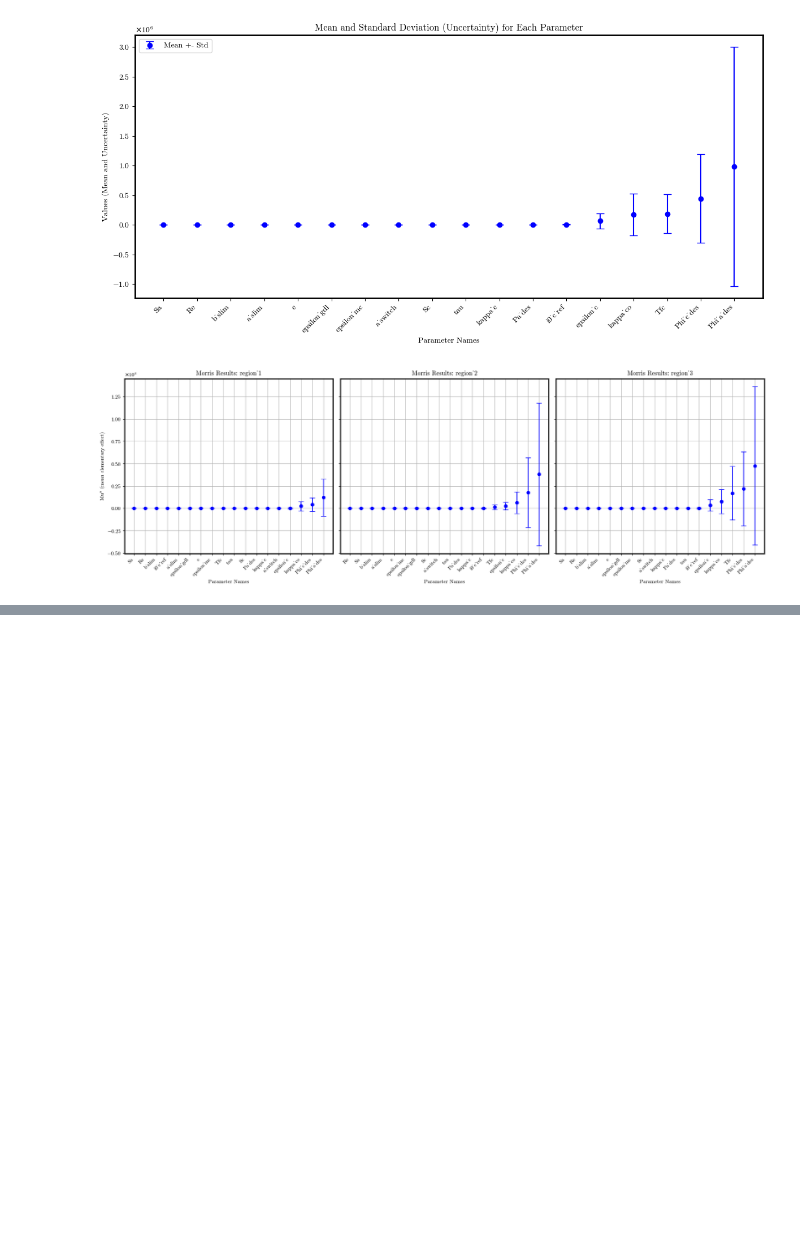
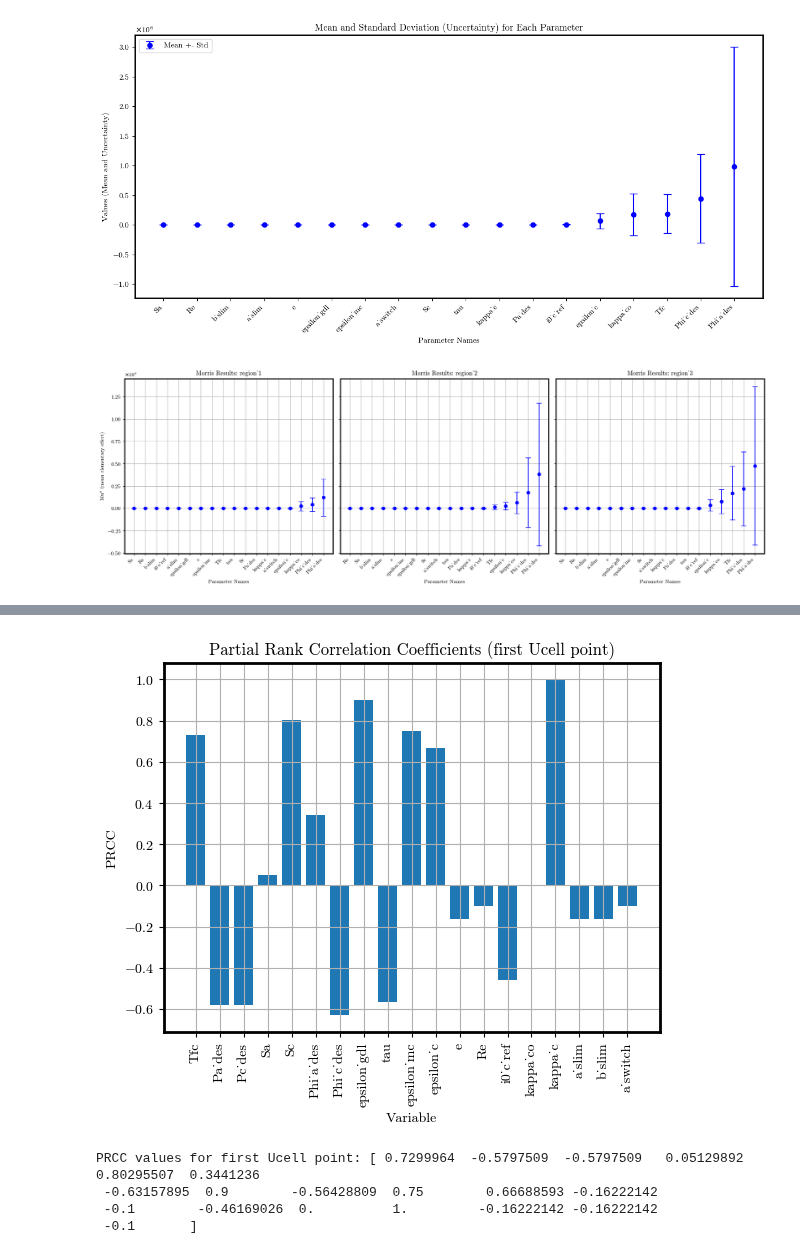
Before and after one commit to DejvisT/Sensitivity-Analysis-and-Surrogate-Modeling-of-PEM-Fuel-Cells, a Jupyter notebook: notebooks/02_sensitivity_analysis.ipynb, the cells around one changed output, grey strips where cells are left out. Saved outputs shown, nothing was run; the diff lists cells and outputs as text; code cells hidden in the pictures; blank space fills up the shorter version.

```diff
--- a/notebooks/02_sensitivity_analysis.ipynb
+++ b/notebooks/02_sensitivity_analysis.ipynb
@@ -234,0 +321,63 @@ plot_morris_results_all_regions(morris_results)
+# %%
+import numpy as np
+import matplotlib.pyplot as plt
+from scipy.stats import rankdata, spearmanr
+from sklearn.linear_model import LinearRegression
+
+# --- Step 1: Prepare Data ---
+X = results[[col for col in results.columns if col in PARAMETER_RANGES.keys()]]  # Ignore 'ifc'
+Ucell_list = results['Ucell']  # This stays as a list of lists now
+
+# --- Step 2: PRCC function ---
+def compute_prcc(X, Y):
+    n_features = X.shape[1]
+    prccs = np.zeros(n_features)
+
+    X_ranked = np.apply_along_axis(rankdata, 0, X)
+    Y_ranked = rankdata(Y)
+
+    for i in range(n_features):
+        other_idx = [j for j in range(n_features) if j != i]
+
+        model_xi = LinearRegression().fit(X_ranked[:, other_idx], X_ranked[:, i])
+        resid_xi = X_ranked[:, i] - model_xi.predict(X_ranked[:, other_idx])
+
+        model_y = LinearRegression().fit(X_ranked[:, other_idx], Y_ranked)
+        resid_y = Y_ranked - model_y.predict(X_ranked[:, other_idx])
+
+        prccs[i], _ = spearmanr(resid_xi, resid_y)
+
+    return prccs
+
+# --- Step 3: Loop over each Ucell point ---
+prcc_results = []
+
+n_points = len(Ucell_list.iloc[0])  # Number of values per list
+
+for idx_point in range(n_points):
+    # For each point, build Y
+    Y_point = np.array([ucell[idx_point] for ucell in Ucell_list])
+
+    # Compute PRCC
+    prcc = compute_prcc(X, Y_point)
+    prcc_results.append(prcc)
+
+prcc_results = np.array(prcc_results)  # Shape: (n_points, n_features)
+
+# --- Step 4: Plot for one point (e.g., the first) ---
+plt.bar(X.columns, prcc_results[0])
+plt.xlabel('Variable')
+plt.ylabel('PRCC')
+plt.title('Partial Rank Correlation Coefficients (first Ucell point)')
+plt.xticks(rotation=90)
+plt.grid(True)
+plt.show()
+
+# --- Print for the first point ---
+print("PRCC values for first Ucell point:", prcc_results[0])
+# %% [output]
+[figure, added]
+PRCC values for first Ucell point: [ 0.7299964  -0.5797509  -0.5797509   0.05129892  0.80295507  0.3441236
+ -0.63157895  0.9        -0.56428809  0.75        0.66688593 -0.16222142
+ -0.1        -0.46169026  0.          1.         -0.16222142 -0.16222142
+ -0.1       ]
```
Also changed, not shown: parts of 5 cells of this notebook.
